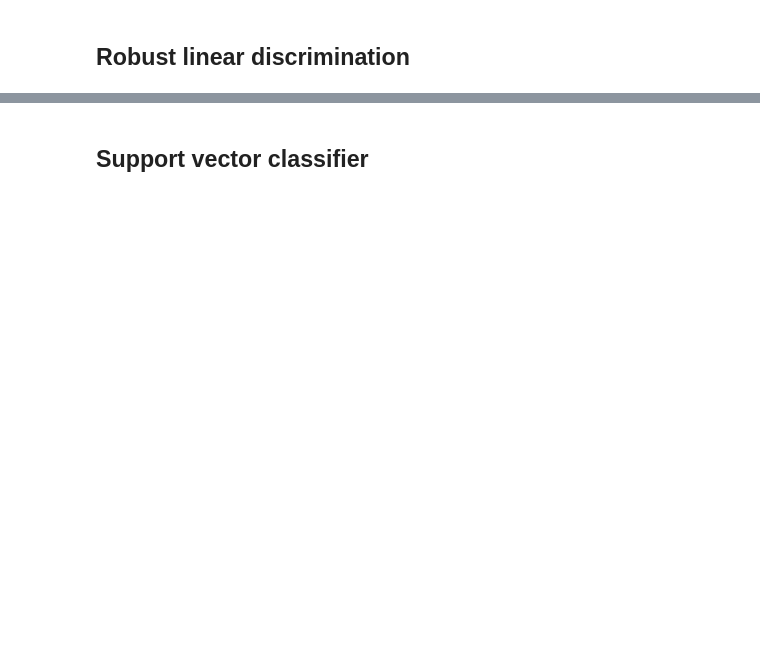
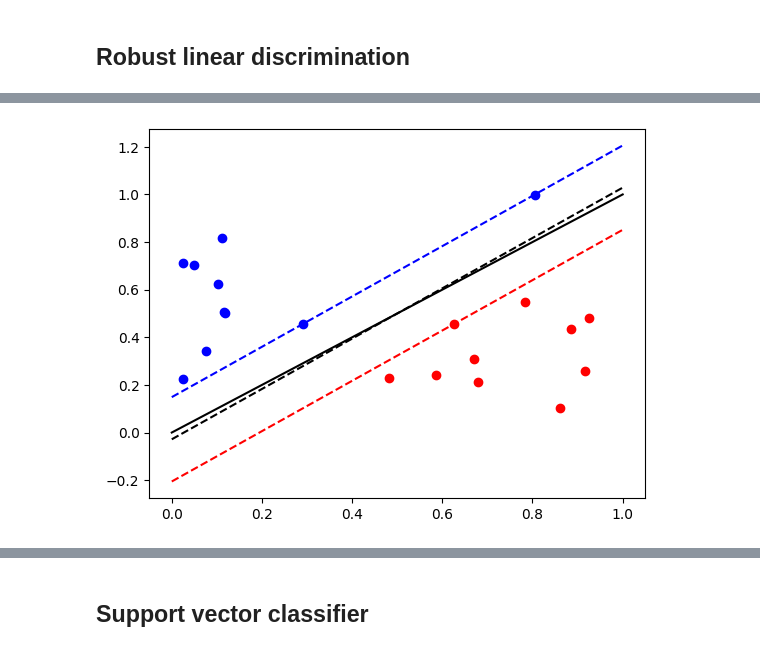
Before and after one commit to Mattmandav/OR_Problems, a Jupyter notebook: separation_problem.ipynb, the cells around one changed output, grey strips where cells are left out. Cells and saved outputs as stored; diff of their text form; code cells hidden in the pictures; blank space fills up the shorter version.

Commit message:
Added solutions for robust and vector support classifier

```diff
--- a/separation_problem.ipynb
+++ b/separation_problem.ipynb
@@ -168,2 +225,73 @@ else:
 # %% [markdown]
 ## Robust linear discrimination
+# %%
+# Initialise model
+model = gp.Model()
+dimension = 2
+
+# Add variables the line function
+a_vector = model.addVars(dimension, name="a", lb = -float('inf'))
+b_constant = model.addVar(name="b", lb = -float('inf'))
+
+# Add the value to be maximised
+t_value = model.addVar(name="t")
+
+# Add the objective function
+model.setObjective(t_value, sense = gp.GRB.MAXIMIZE)
+
+# Add constraints for X set
+for x in X:
+    lhs = gp.quicksum(a_vector[i]*x[i] for i in range(dimension)) - b_constant
+    model.addConstr(lhs >= t_value)
+
+# Add constraints for Y set
+for y in Y:
+    lhs = gp.quicksum(a_vector[i]*y[i] for i in range(dimension)) - b_constant
+    model.addConstr(lhs <= -t_value)
+
+# Ensure the model is bounded
+norm_var = model.addVar(name="norm_var")
+model.addGenConstrNorm(norm_var, [a_vector[i] for i in a_vector], 2.0)
+model.addConstr(norm_var <= 1)
+
+# Optimize model
+model.optimize()
+
+# Only handle if solution is found
+if model.status == 2:
+    a_optimal = tuple(a_vector[i].X for i in range(dimension))
+    b_optimal = b_constant.X
+    t_optimal = t_value.X
+    print("t:", t_optimal)
+    print("a:", a_optimal)
+    print("b:", b_optimal)
+
+    # Convert answer into level set
+    def level_set_x_to_y(a,b,x_1):
+        return (1/a[1])*(b - a[0]*x_1)
+
+    # Plot the data and the line y = x
+    plt.plot([x[0] for x in X], [x[1] for x in X], 'ro')
+    plt.plot([y[0] for y in Y], [y[1] for y in Y], 'bo')
+    plt.plot([i for i in np.linspace(0,1,100)], [i for i in np.linspace(0,1,100)], 'k-')
+    # Plot resulting line
+    plt.plot(
+        [i for i in np.linspace(0,1,100)],
+        [level_set_x_to_y(a_optimal,b_optimal,i) for i in np.linspace(0,1,100)],
+        'k--',
+        )
+    # Plot resulting boundary lines
+    plt.plot(
+        [i for i in np.linspace(0,1,100)],
+        [level_set_x_to_y(a_optimal,b_optimal+t_optimal,i) for i in np.linspace(0,1,100)],
+        'r--',
+        )
+    plt.plot(
+        [i for i in np.linspace(0,1,100)],
+        [level_set_x_to_y(a_optimal,b_optimal-t_optimal,i) for i in np.linspace(0,1,100)],
+        'b--',
+        )
+
+    # Show the plot
+    plt.show()
+# %% [output]
@@ -169,0 +315 @@ else:
+[figure, added]
```
Also changed, not shown: parts of 9 cells of this notebook.
